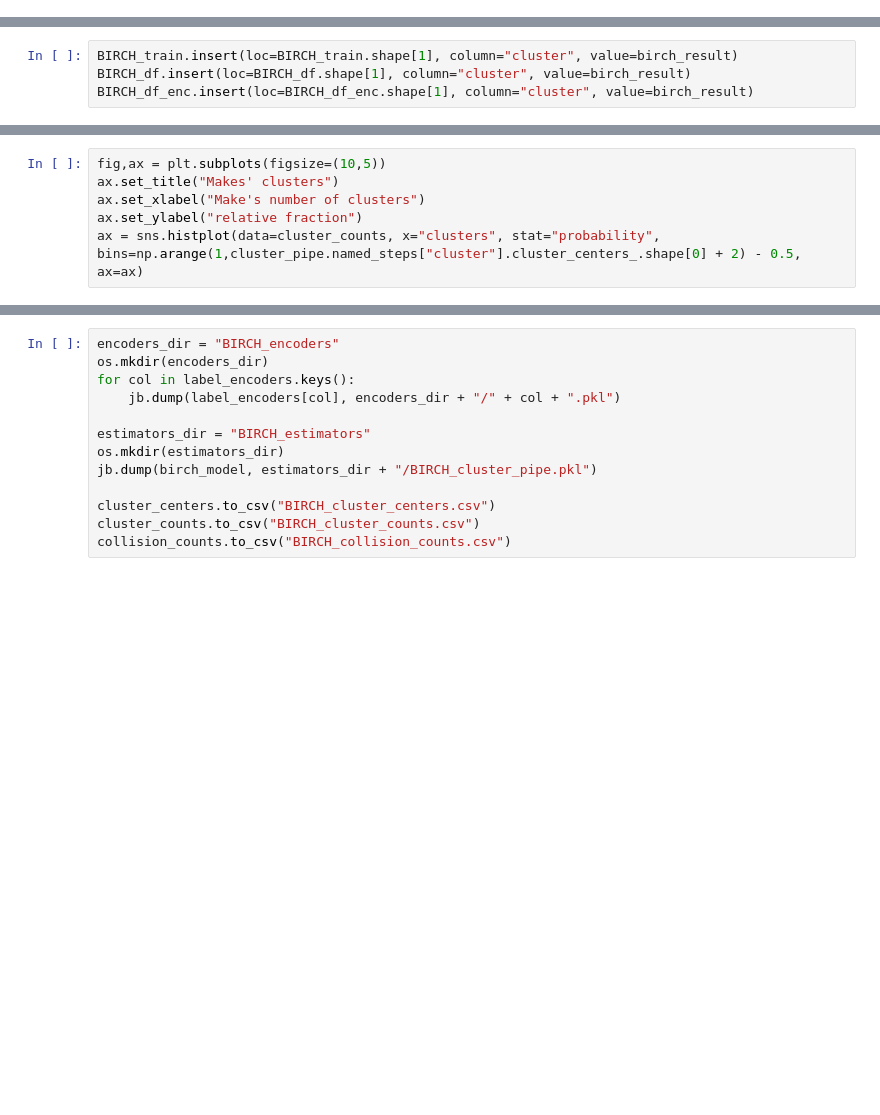
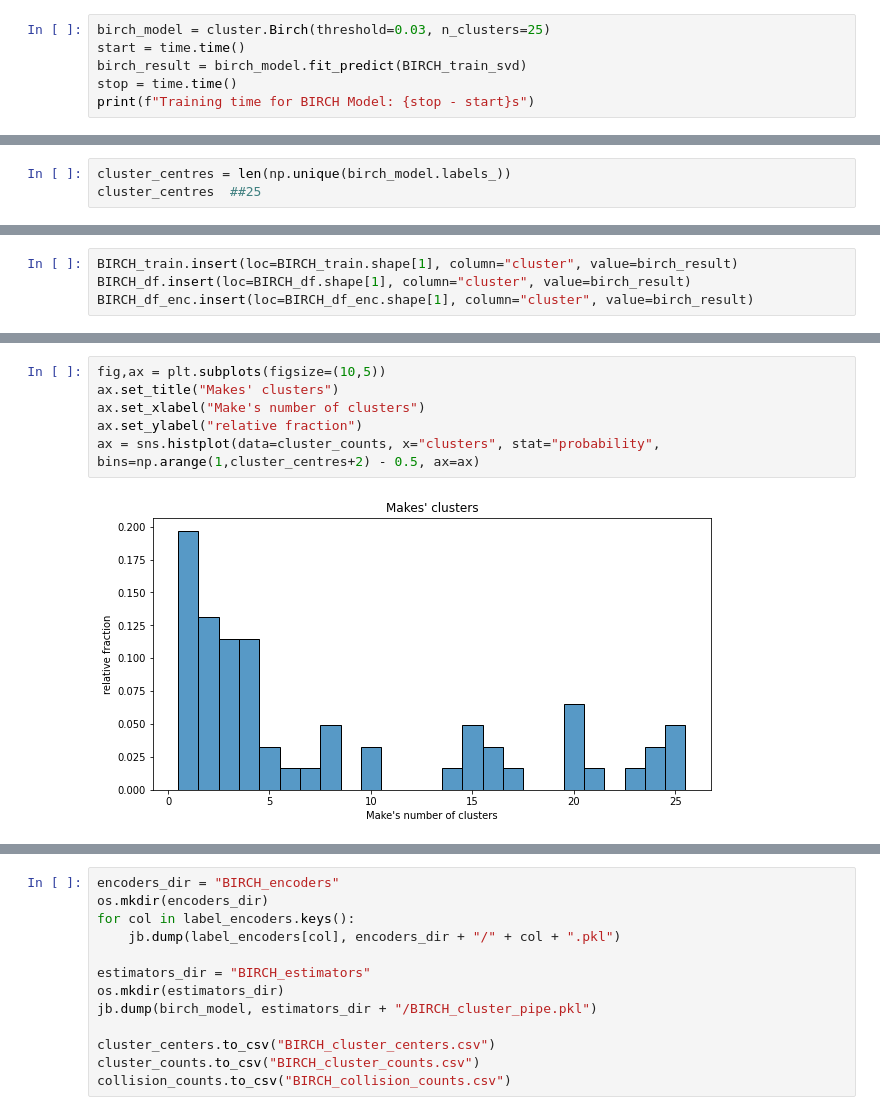
Before and after one commit to vjajodia/motorcycle-collision-prediction, a Jupyter notebook: CMPE255_TeamProject.ipynb, the cells around one changed output, grey strips where cells are left out. Drawn from its saved outputs; the diff is of its cells as text; blank space fills up the shorter version.

```diff
--- a/CMPE255_TeamProject.ipynb
+++ b/CMPE255_TeamProject.ipynb
@@ -863,0 +904,6 @@ birch_result = birch_model.fit_predict(BIRCH_train_svd)
+# %%
+birch_model = cluster.Birch(threshold=0.03, n_clusters=25)
+start = time.time()
+birch_result = birch_model.fit_predict(BIRCH_train_svd)
+stop = time.time()
+print(f"Training time for BIRCH Model: {stop - start}s")
@@ -863,0 +912,3 @@ birch_result = birch_model.fit_predict(BIRCH_train_svd)
+# %%
+cluster_centres = len(np.unique(birch_model.labels_))
+cluster_centres  ##25
@@ -890,9 +960,11 @@ cluster_counts.head()
 # %%
 fig,ax = plt.subplots(figsize=(10,5))
 ax.set_title("Makes' clusters")
 ax.set_xlabel("Make's number of clusters")
 ax.set_ylabel("relative fraction")
-ax = sns.histplot(data=cluster_counts, x="clusters", stat="probability", bins=np.arange(1,cluster_pipe.named_steps["cluster"].cluster_centers_.shape[0] + 2) - 0.5, ax=ax)
+ax = sns.histplot(data=cluster_counts, x="clusters", stat="probability", bins=np.arange(1,cluster_centres+2) - 0.5, ax=ax)
+# %% [output]
+[figure, added]
 # %%
 # (vehicle_make, cluster) collisions counts
 collision_counts = pd.DataFrame({"collisions": BIRCH_df.loc[:, ["vehicle_make", "cluster"]].value_counts()})
```
Also changed, not shown: parts of 136 cells of this notebook.
